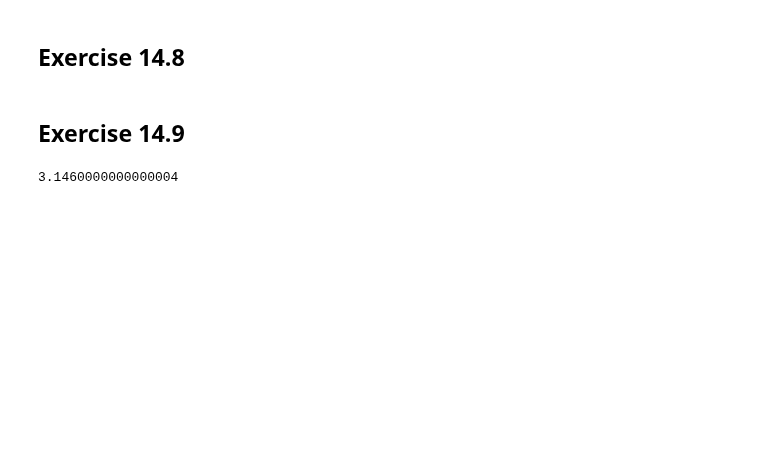
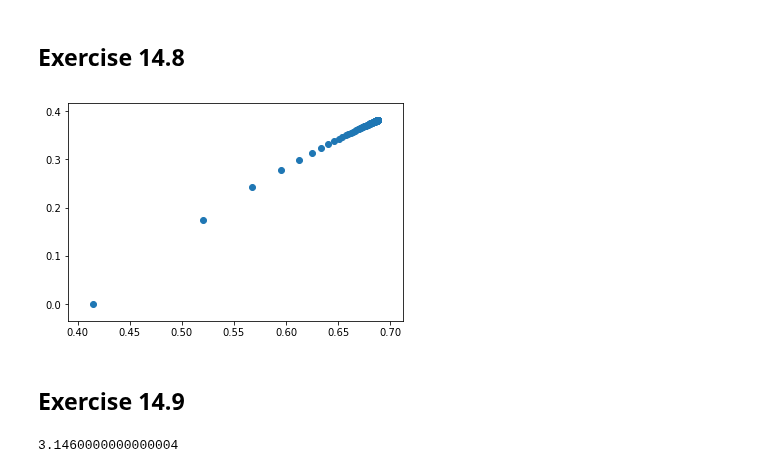
Before and after one commit to natashawatkins/BootCamp2018, a Jupyter notebook: Probsets/Comp/Probset6/integration.ipynb, the cells around one changed output. Cells and saved outputs as stored; diff of their text form; code cells hidden in the pictures; blank space fills up the shorter version.

```diff
--- a/Probsets/Comp/Probset6/integration.ipynb
+++ b/Probsets/Comp/Probset6/integration.ipynb
@@ -179,13 +179,24 @@ def haber(N, d):
     n = np.arange(1, N+1, 1)
     o = np.outer((n * (n + 1)) / 2, np.sqrt(p))
     return o - np.floor(o)
-# %%
-def niederreiter(N, d):
-    s = np.arange(1, d+1, 1)
-    n = np.arange(1, N+1, 1)
-    powers = np.outer((1 / (n + 1)), s)
-    o = n.reshape(N, 1) * 2**powers
-    return o - np.floor(o)
+# %%
+def niederreiter(N, d):
+
+    A, B = np.indices((N, d)) + 1
+    tuples = np.rec.fromarrays([A, B])
+
+    def y(params):
+        n, s = params
+        return n * 2**(s / (n + 1))
+
+    y = np.vectorize(y)
+    o = y(tuples)
+    return o - np.floor(o)
+# %%
+plt.scatter(niederreiter(100, 2)[:, 0], niederreiter(100, 2)[:, 1])
+plt.show()
+# %% [output]
+[figure, added]
 # %% [markdown]
 ## Exercise 14.9
 # %%
```
Also changed, not shown: parts of 2 cells of this notebook, 2 other files.
